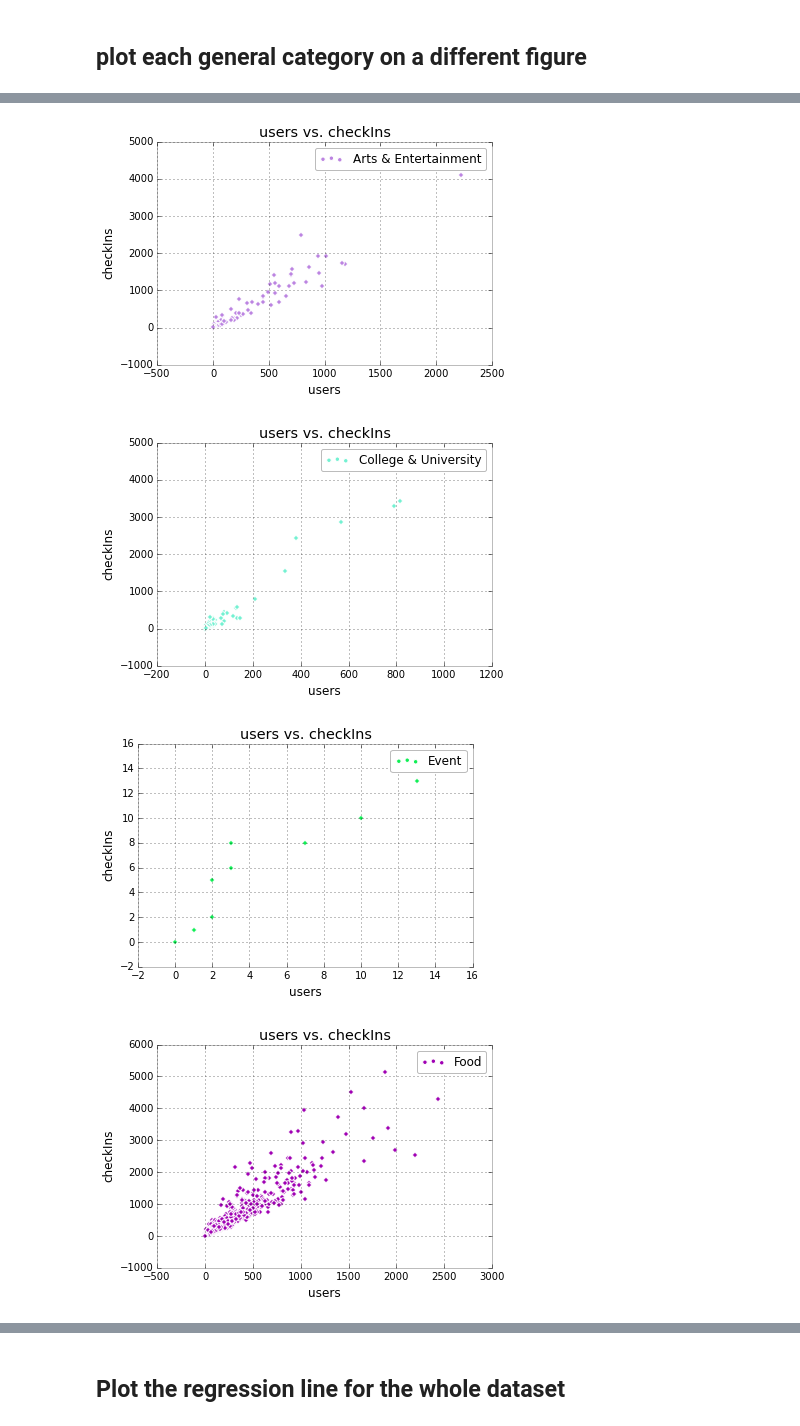
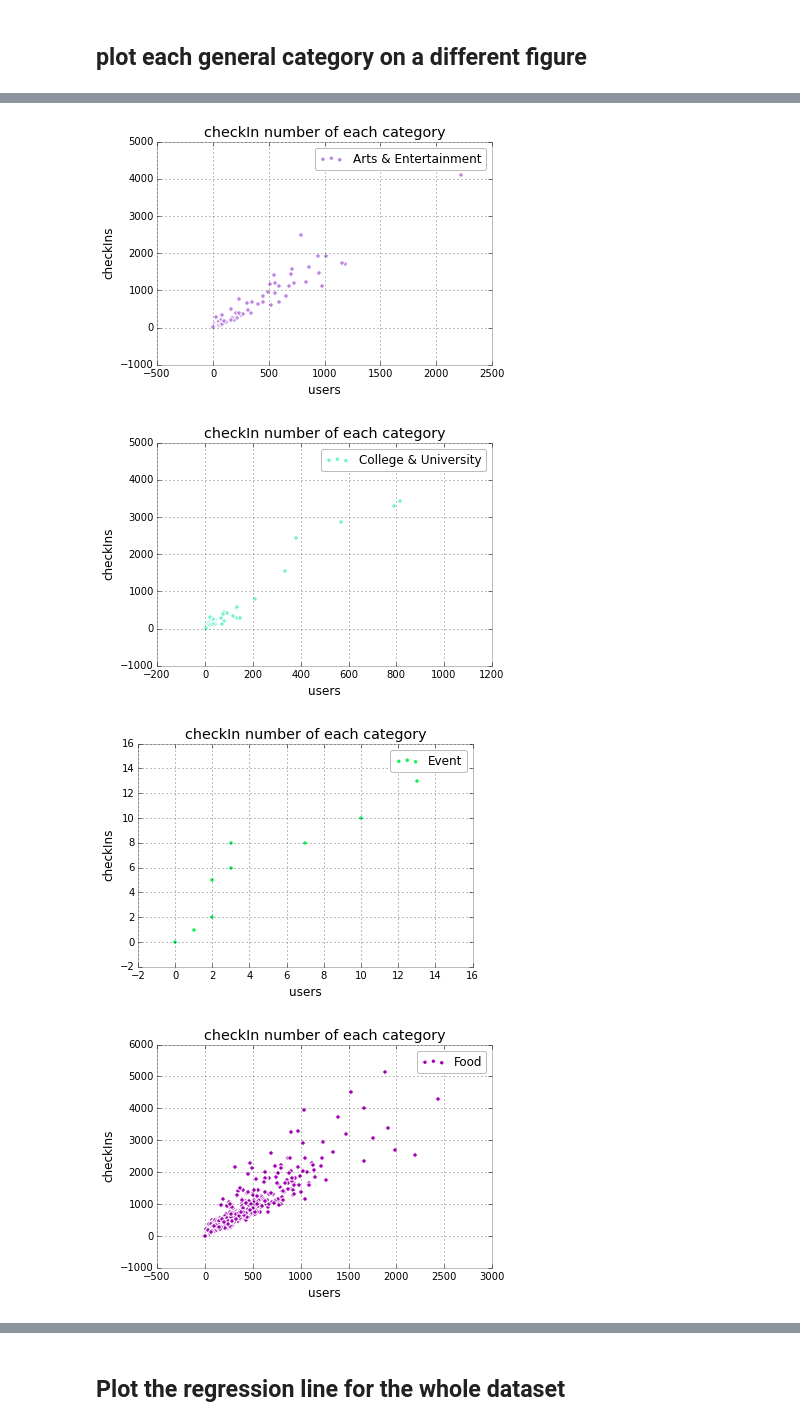
Before and after one commit to Elixeus/ads_project_shared_code, a Jupyter notebook: analysis.ipynb, the cells around one changed output, grey strips where cells are left out. Saved outputs shown, nothing was run; the diff lists cells and outputs as text; code cells hidden in the pictures.

```diff
--- a/analysis.ipynb
+++ b/analysis.ipynb
@@ -113,0 +115,18 @@ ax.legend(numpoints=1)
+# %%
+# group the data by general category
+groups = data2.groupby('genCategory')
+# create a 10 * 10 figure
+fig, ax = plt.subplots(figsize=(10,10))
+# add 5% padding to the autoscaling
+ax.margins(0.05)
+# plot all the general categories
+for name, group in groups:
+    ax.plot(np.log10(group.users), np.log10(group.checkIns), marker='o',
+            linestyle='', ms=6, alpha=.6, label=name )
+
+ax.set_ylabel('User numbers, log10 scale', fontsize=15)
+ax.set_xlabel('CheckIn numbers, log10 scale', fontsize=15)
+ax.set_title('CheckIn number of each gen Category, log10 scale', fontsize=20)
+ax.grid(False)
+ax.legend()
+#ax.legend(numpoints=1)
@@ -116,15 +138,15 @@ ax.legend(numpoints=1)
 # %%
 np.random.seed(2015)
 # create a 10 * 10 figure
 fig1= plt.figure(figsize=(10,10))
 for name, group in groups:
     group.plot(x='users', y='checkIns',
-               kind='scatter',label=name,
-               title='users vs. checkIns',
-               color=np.random.rand(3))
+               kind='scatter',color=np.random.rand(3),
+               label=name, title='checkIn number of each category',
+               fontsize=10)
 # %% [output]
 <matplotlib.figure.Figure at 0x...>
-[figure, old version]
+[figure, new version]
-[figure, old version]
+[figure, new version]
-[figure, old version]
+[figure, new version]
-[figure, old version]
+[figure, new version]
```
Also changed, not shown: parts of 12 cells of this notebook.
